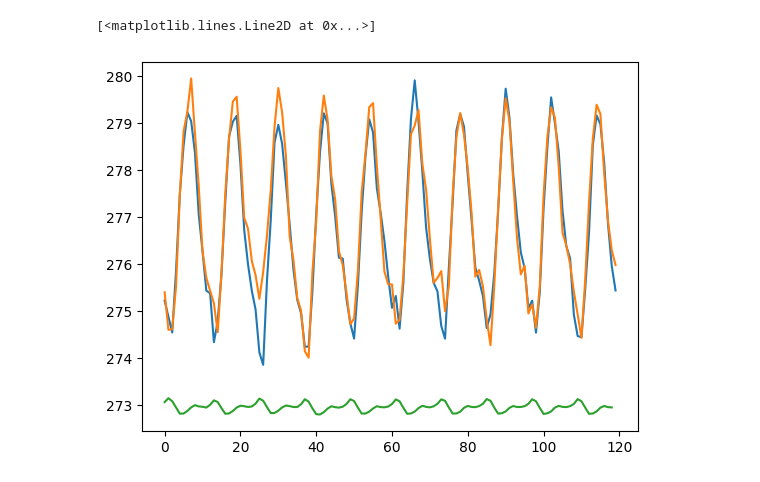
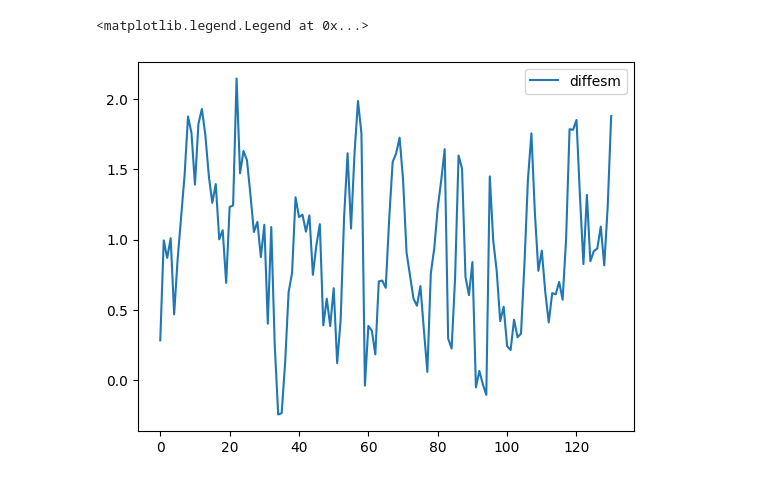
Before and after one commit to grahamclyne/diffesm, a Jupyter notebook: Untitled.ipynb, the cells around one changed output. Cells and saved outputs as stored; diff of their text form; code cells hidden in the pictures.

Commit message:
adapting for dcpp

```diff
--- a/Untitled.ipynb
+++ b/Untitled.ipynb
@@ -25,2 +5,4 @@ Data variables: (12/26)
 # %%
-pred = xr.open_dataset('/lustre/fsn1/projects/rech/mlr/udy16au/generated_data/IPSL/dcpp/val_tas_pr_1961-1971.nc')
+# pred = xr.open_dataset('/lustre/fsn1/projects/rech/mlr/udy16au/generated_data/IPSL/dcpp/gen_tas_1970-1980/member_0.nc')
+# pred1 = xr.open_dataset('/lustre/fsn1/projects/rech/mlr/udy16au/generated_data/IPSL/dcpp/gen_tas_1970-1980/member_1.nc')
+pred1 = xr.open_dataset('/lustre/fsn1/projects/rech/mlr/udy16au/generated_data/IPSL/dcpp/gen_tas_1970-1980.nc')
@@ -73,7 +65,12 @@ Data variables: (12/26)
 # %%
-plt.plot((pred['tas']+273).mean(dim=('lat','lon')).values)
-plt.plot(target_ds['tas'].mean(dim=('lat','lon')).values)
-plt.plot(ac_pred[0,:,0,0].nanmean(axis=(-1,-2)))
+# plt.plot((pred['tas']+273).mean(dim=('lat','lon')).values[1:],label='diffesm')
+plt.plot((pred1['tas']).mean(dim=('lat','lon')).values[1:],label='diffesm')
+
+# plt.plot(target_ds['tas'].mean(dim=('lat','lon')).values[1:],label='target',color='black')
+# plt.plot(ac_pred_denorm[0,:,10,0].nanmean(axis=(-1,-2)),label='det 10 ')
+# plt.plot(ac_pred_denorm1[0,:,10,0].nanmean(axis=(-1,-2)),label='det 1')
+# plt.plot(ac_pred_denorm2[0,:,10,0].nanmean(axis=(-1,-2)),label='gen')
+plt.legend()
 # %% [output]
-[<matplotlib.lines.Line2D at 0x...>]
+<matplotlib.legend.Legend at 0x...>
-[figure, old version]
+[figure, new version]
```
Also changed, not shown: parts of 12 cells of this notebook, 13 other files.
